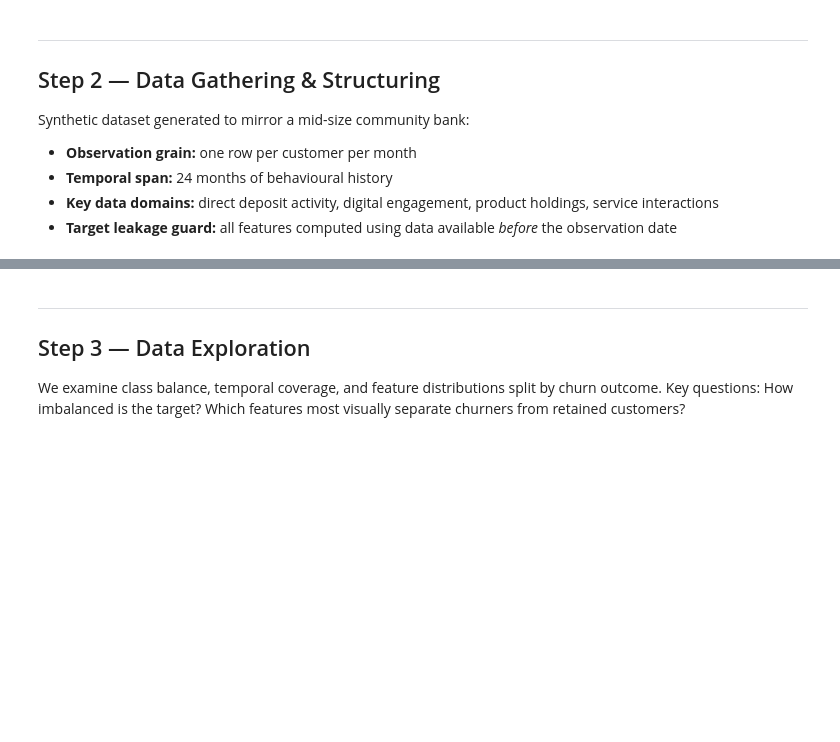
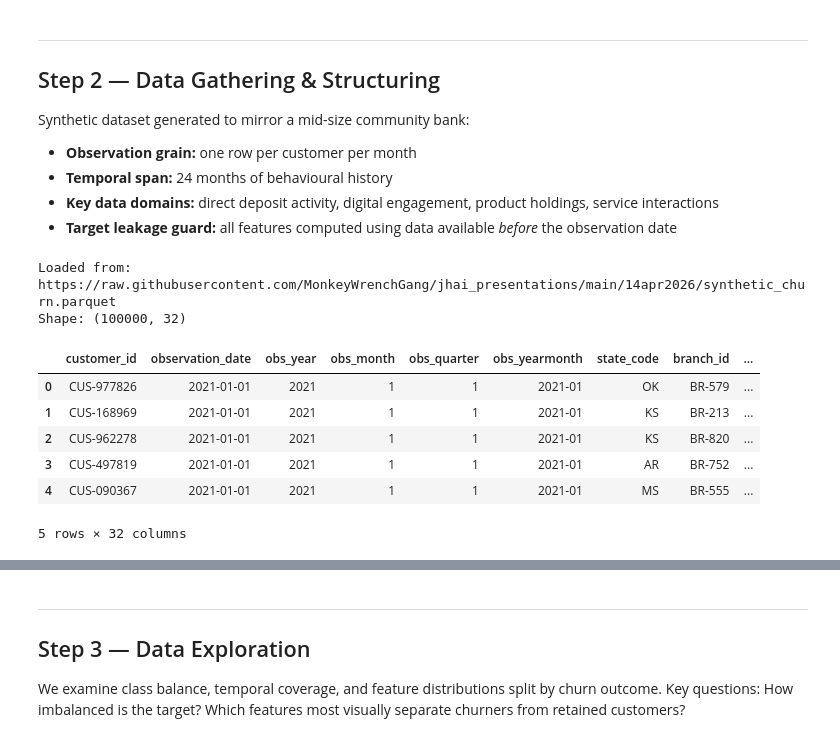
Before and after one commit to mamesjha/jhbi-paycenter-bridge, a Jupyter notebook: churn_master.ipynb, the cells around one changed output, grey strips where cells are left out. Saved outputs shown, nothing was run; the diff lists cells and outputs as text; code cells hidden in the pictures; blank space fills up the shorter version.

```diff
--- a/churn_master.ipynb
+++ b/churn_master.ipynb
@@ -135,22 +160,25 @@ Synthetic dataset generated to mirror a mid-size community bank:
 # %%
 #@title Step 2 — Load Data
 # ── Load data ────────────────────────────────────────────────────────────────
 import os, pathlib
 
-# Auto-detect environment
-if os.path.exists('/content'):
-    # Google Colab — upload synthetic_churn.parquet to /content first
-    DATA_PATH = 'https://github.com/MonkeyWrenchGang/jhai_presentations/blob/main/14apr2026/synthetic_churn.parquet'
-elif pathlib.Path('data/synthetic_churn.parquet').exists():
-    DATA_PATH = 'data/synthetic_churn.parquet'
-else:
-    DATA_PATH = 'synthetic_churn.parquet'
+DATA_PATH = 'https://raw.githubusercontent.com/MonkeyWrenchGang/jhai_presentations/main/14apr2026/synthetic_churn.parquet'
 
 df = pd.read_parquet(DATA_PATH)
 df["observation_date"] = pd.to_datetime(df["observation_date"])
 print(f"Loaded from: {DATA_PATH}")
 print(f"Shape: {df.shape}")
 df.head()
+# %% [output]
+Loaded from: https://raw.githubusercontent.com/MonkeyWrenchGang/jhai_presentations/main/14apr2026/synthetic_churn.parquet
+Shape: (100000, 32)
+|  | customer_id | observation_date | obs_year | obs_month | obs_quarter | obs_yearmonth | state_code | branch_id | ... |
+| 0 | CUS-977826 | 2021-01-01 | 2021 | 1 | 1 | 2021-01 | OK | BR-579 | ... |
+| 1 | CUS-168969 | 2021-01-01 | 2021 | 1 | 1 | 2021-01 | KS | BR-213 | ... |
+| 2 | CUS-962278 | 2021-01-01 | 2021 | 1 | 1 | 2021-01 | KS | BR-820 | ... |
+| 3 | CUS-497819 | 2021-01-01 | 2021 | 1 | 1 | 2021-01 | AR | BR-752 | ... |
+| 4 | CUS-090367 | 2021-01-01 | 2021 | 1 | 1 | 2021-01 | MS | BR-555 | ... |
+5 rows × 32 columns
 # %%
 #@title Step 3 — Basic Profile
 # ── Basic profile ────────────────────────────────────────────────────────────
```
Also changed, not shown: parts of 36 cells of this notebook.
